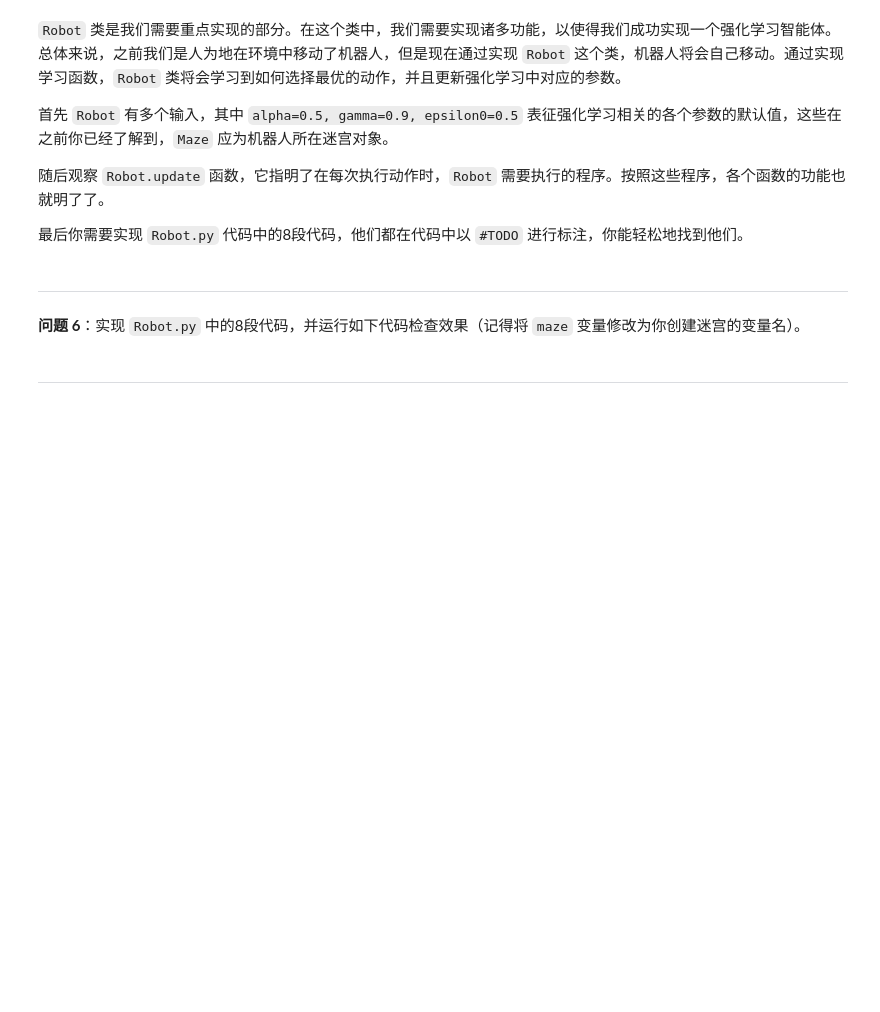
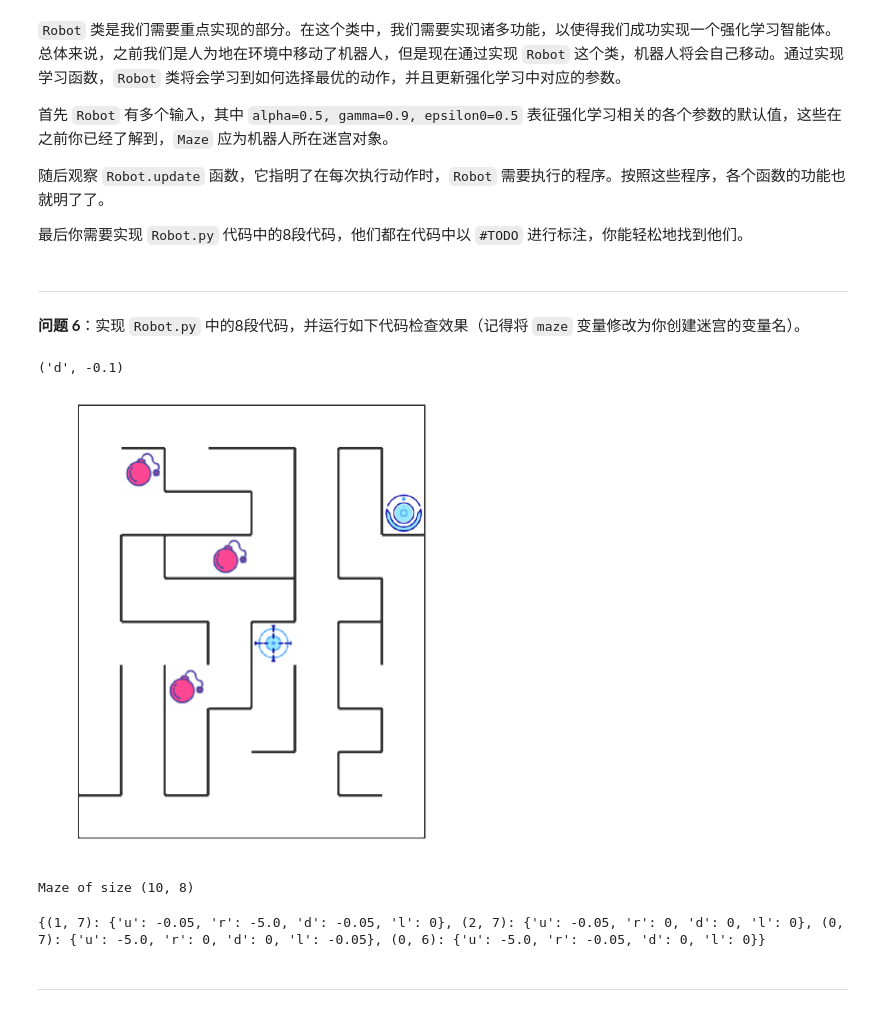
Before and after one commit to StartLightTheft/MLND_P5, a Jupyter notebook: robot_maze.ipynb, the cells around one changed output. Saved outputs shown, nothing was run; the diff lists cells and outputs as text; code cells hidden in the pictures; blank space fills up the shorter version.

```diff
--- a/robot_maze.ipynb
+++ b/robot_maze.ipynb
@@ -207,11 +207,19 @@ Maze of size (10, 8)
 **问题 6**：实现 `Robot.py` 中的8段代码，并运行如下代码检查效果（记得将 `maze` 变量修改为你创建迷宫的变量名）。
 # %%
 from Robot import Robot
-robot = Robot(maze) # 记得将 maze 变量修改为你创建迷宫的变量名
+robot = Robot(my_maze) # 记得将 maze 变量修改为你创建迷宫的变量名
 robot.set_status(learning=True,testing=False)
 print(robot.update())
 
-maze
+my_maze
+# %% [output]
+('d', -0.1)
+[figure, added]
+Maze of size (10, 8)
+# %%
+print(robot.Qtable)
+# %% [output]
+{(1, 7): {'u': -0.05, 'r': -5.0, 'd': -0.05, 'l': 0}, (2, 7): {'u': -0.05, 'r': 0, 'd': 0, 'l': 0}, (0, 7): {'u': -5.0, 'r': 0, 'd': 0, 'l': -0.05}, (0, 6): {'u': -5.0, 'r': -0.05, 'd': 0, 'l': 0}}
 # %% [markdown]
 ---
 # %% [markdown]
```
Also changed, not shown: parts of 2 cells of this notebook, 1 other file.
